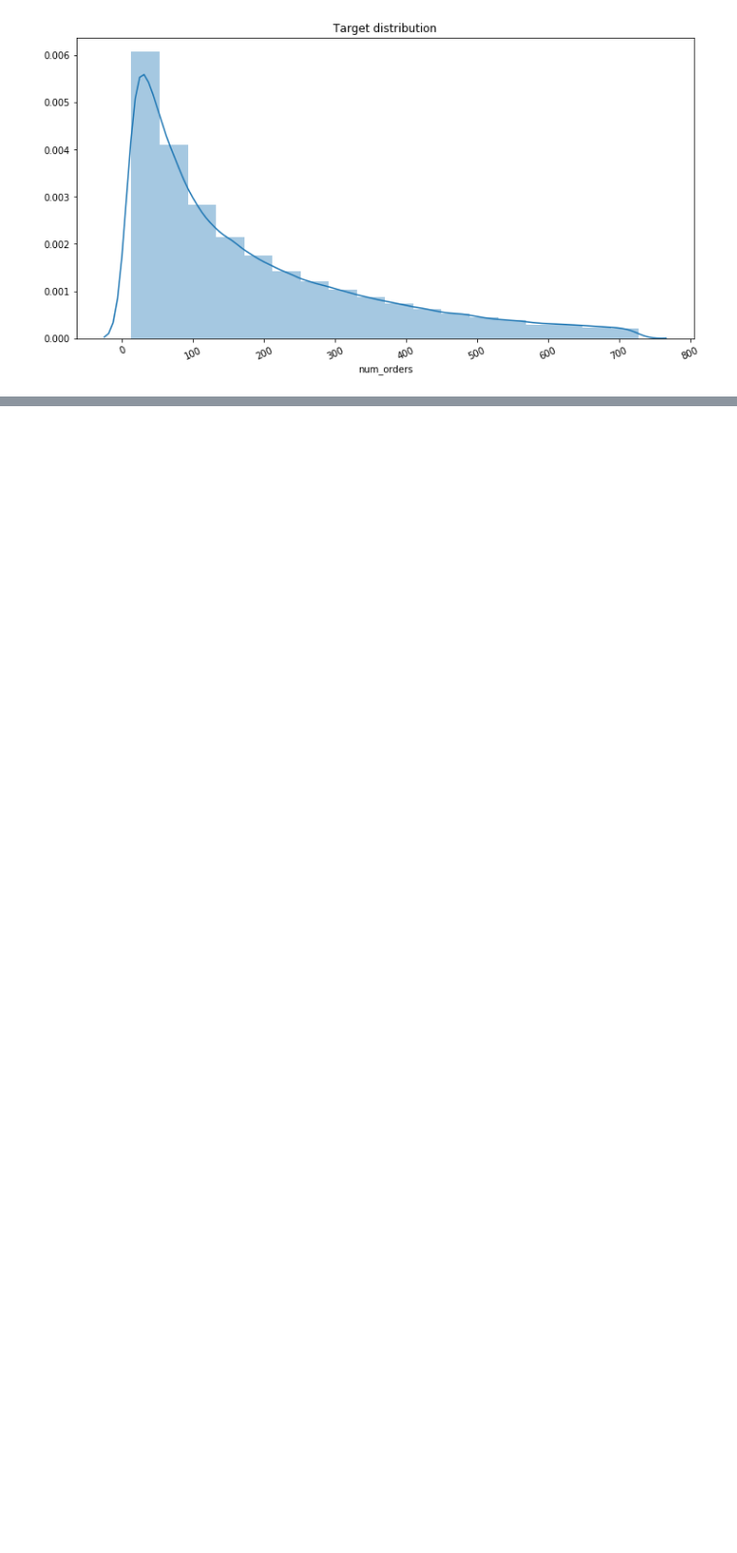
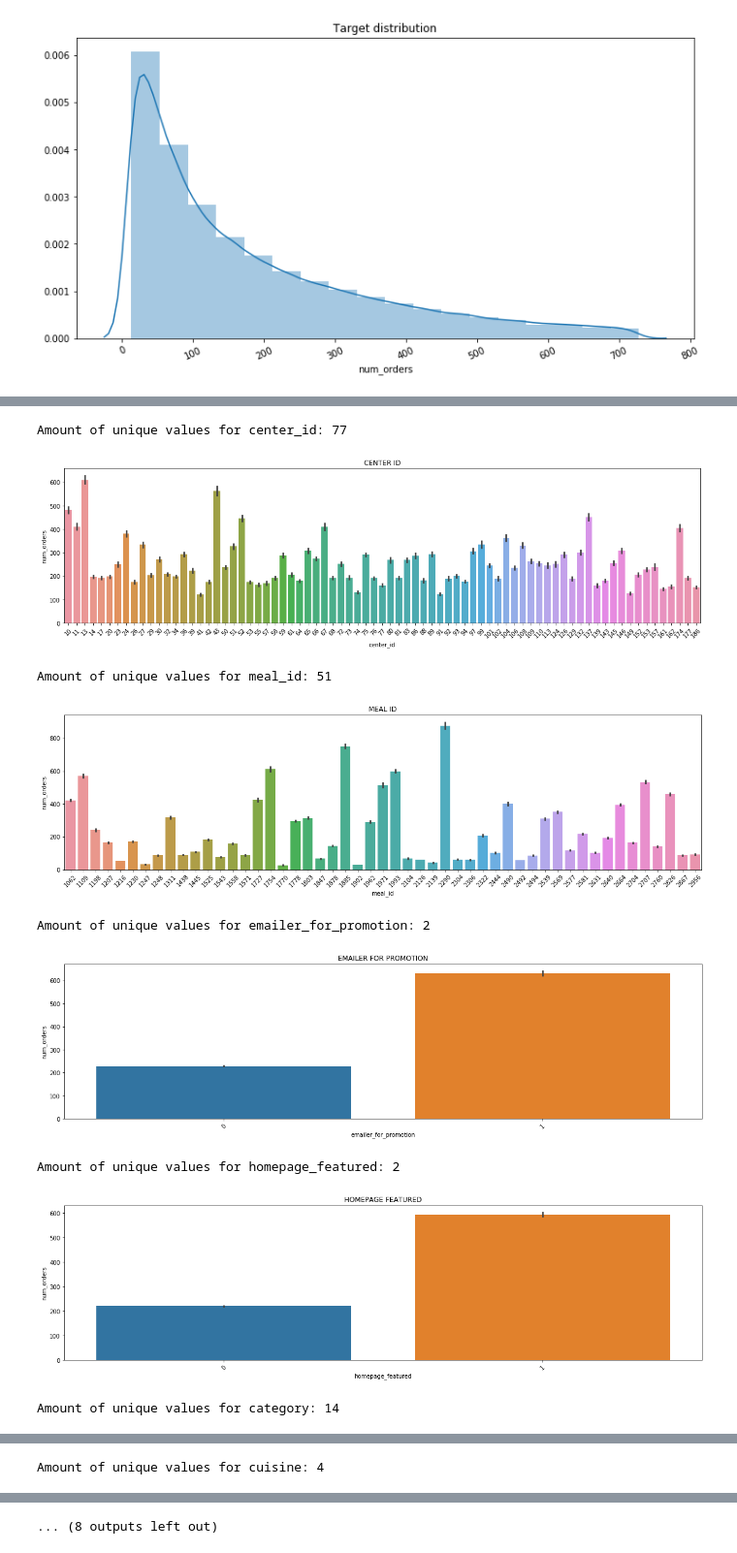
Before and after one commit to federicobaiocco/food-demand-forecasting, a Jupyter notebook: EDA.ipynb, the cells around one changed output, grey strips where cells are left out. Shown at 97% size. Drawn from its saved outputs; the diff is of its cells as text; code cells hidden in the pictures; blank space fills up the shorter version.

```diff
--- a/EDA.ipynb
+++ b/EDA.ipynb
@@ -209,0 +280,19 @@ plt.show()
+# %%
+for cat in categorical_vars:
+    print(f"Amount of unique values for {cat}: {train_df[cat].nunique()}")
+    plt.figure(figsize=(20,5))
+    sns.barplot(x=train_df[cat], y=train_df[target_name])
+    plt.xticks(rotation=45)
+    plt.title(cat.replace('_',' ').upper())
+    plt.show()
+    print('\n\n')
+# %% [output]
+Amount of unique values for center_id: 77
+[figure, added]
+Amount of unique values for meal_id: 51
+[figure, added]
+Amount of unique values for emailer_for_promotion: 2
+[figure, added]
+Amount of unique values for homepage_featured: 2
+[figure, added]
+Amount of unique values for category: 14
@@ -209,0 +300 @@ plt.show()
+Amount of unique values for cuisine: 4
@@ -209,0 +302 @@ plt.show()
+... (8 outputs left out)
```
Also changed, not shown: parts of 12 cells of this notebook.
